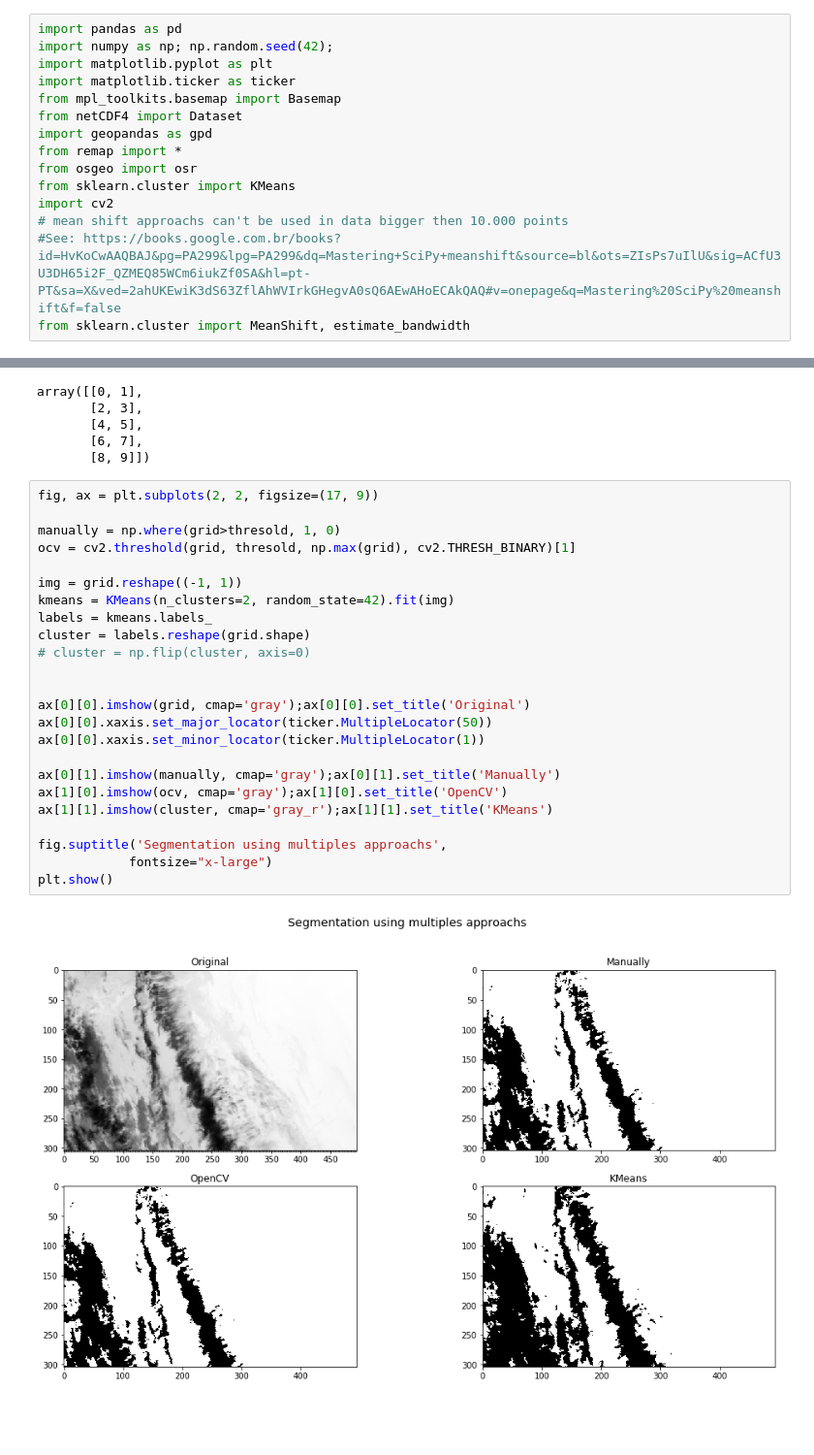
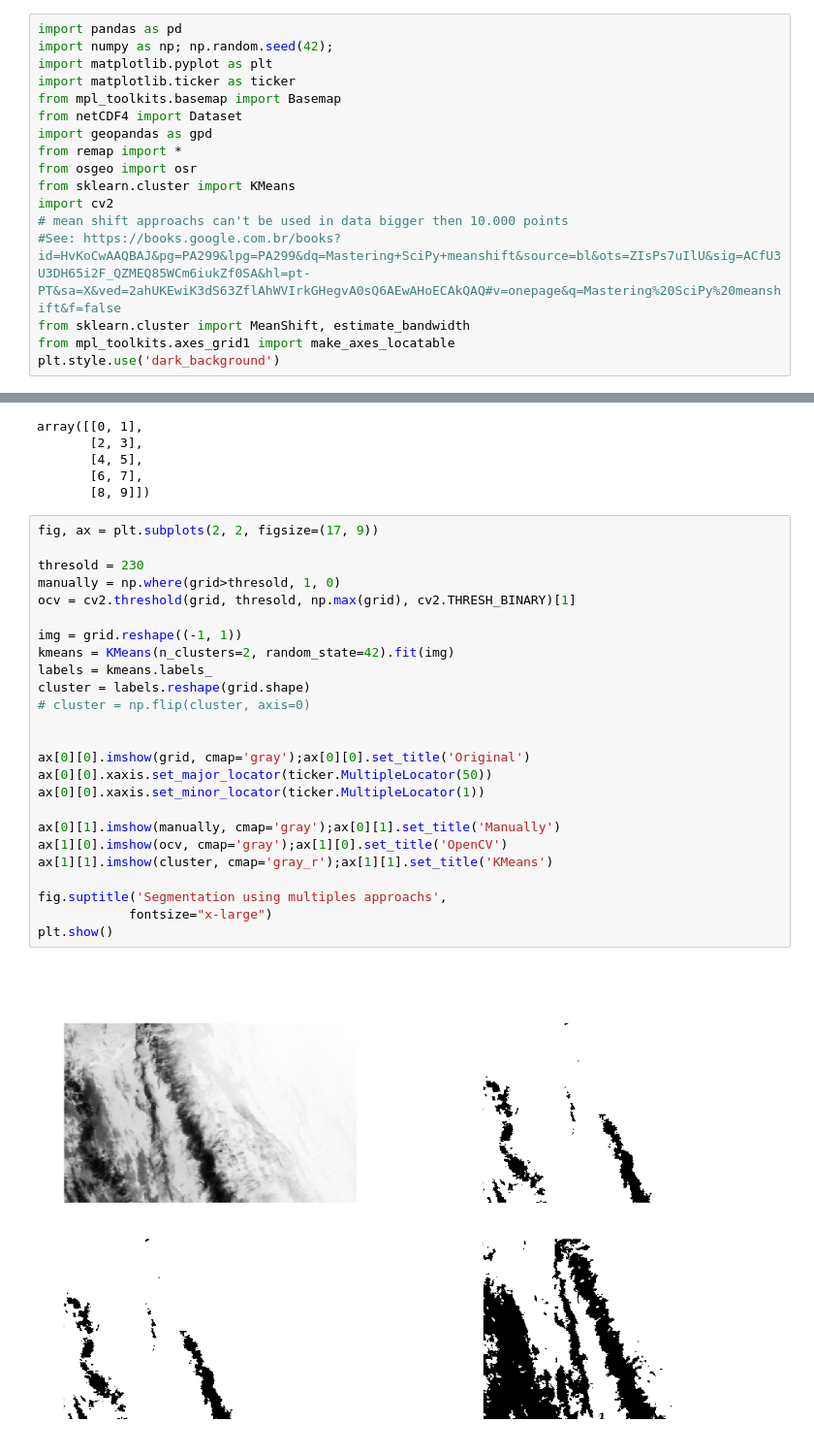
Before and after one commit to AdrianoPereira/CAP-378_DEPRECATED, a Jupyter notebook: Segmentation Imagery Sattelite GOES16.ipynb, the cells around one changed output, grey strips where cells are left out. Shown: that part at 97% size. Drawn from its saved outputs; the diff is of its cells as text; blank space fills up the shorter version.

Commit message:
new plot created

```diff
--- a/Segmentation Imagery Sattelite GOES16.ipynb
+++ b/Segmentation Imagery Sattelite GOES16.ipynb
@@ -13,3 +13,5 @@ import cv2
 # mean shift approachs can't be used in data bigger then 10.000 points
 #See: https://books.google.com.br/books?id=HvKoCwAAQBAJ&pg=PA299&lpg=PA299&dq=Mastering+SciPy+meanshift&source=bl&ots=ZIsPs7uIlU&sig=ACfU3U3DH65i2F_QZMEQ85WCm6iukZf0SA&hl=pt-PT&sa=X&ved=2ahUKEwiK3dS63ZflAhWVIrkGHegvA0sQ6AEwAHoECAkQAQ#v=onepage&q=Mastering%20SciPy%20meanshift&f=false
 from sklearn.cluster import MeanShift, estimate_bandwidth
+from mpl_toolkits.axes_grid1 import make_axes_locatable
+plt.style.use('dark_background')
@@ -55,26 +82,27 @@ array([[0, 1],
 # %%
 fig, ax = plt.subplots(2, 2, figsize=(17, 9))
 
+thresold = 230
 manually = np.where(grid>thresold, 1, 0)
 ocv = cv2.threshold(grid, thresold, np.max(grid), cv2.THRESH_BINARY)[1]
 
 img = grid.reshape((-1, 1))
 kmeans = KMeans(n_clusters=2, random_state=42).fit(img)
 labels = kmeans.labels_
 cluster = labels.reshape(grid.shape)
 # cluster = np.flip(cluster, axis=0)
 
 
 ax[0][0].imshow(grid, cmap='gray');ax[0][0].set_title('Original')
 ax[0][0].xaxis.set_major_locator(ticker.MultipleLocator(50))
 ax[0][0].xaxis.set_minor_locator(ticker.MultipleLocator(1))
 
 ax[0][1].imshow(manually, cmap='gray');ax[0][1].set_title('Manually')
 ax[1][0].imshow(ocv, cmap='gray');ax[1][0].set_title('OpenCV')
 ax[1][1].imshow(cluster, cmap='gray_r');ax[1][1].set_title('KMeans')
 
 fig.suptitle('Segmentation using multiples approachs',
             fontsize="x-large")
 plt.show()
 # %% [output]
-[figure, old version]
+[figure, new version]
```
Also changed, not shown: parts of 5 cells of this notebook, 1 other file.
